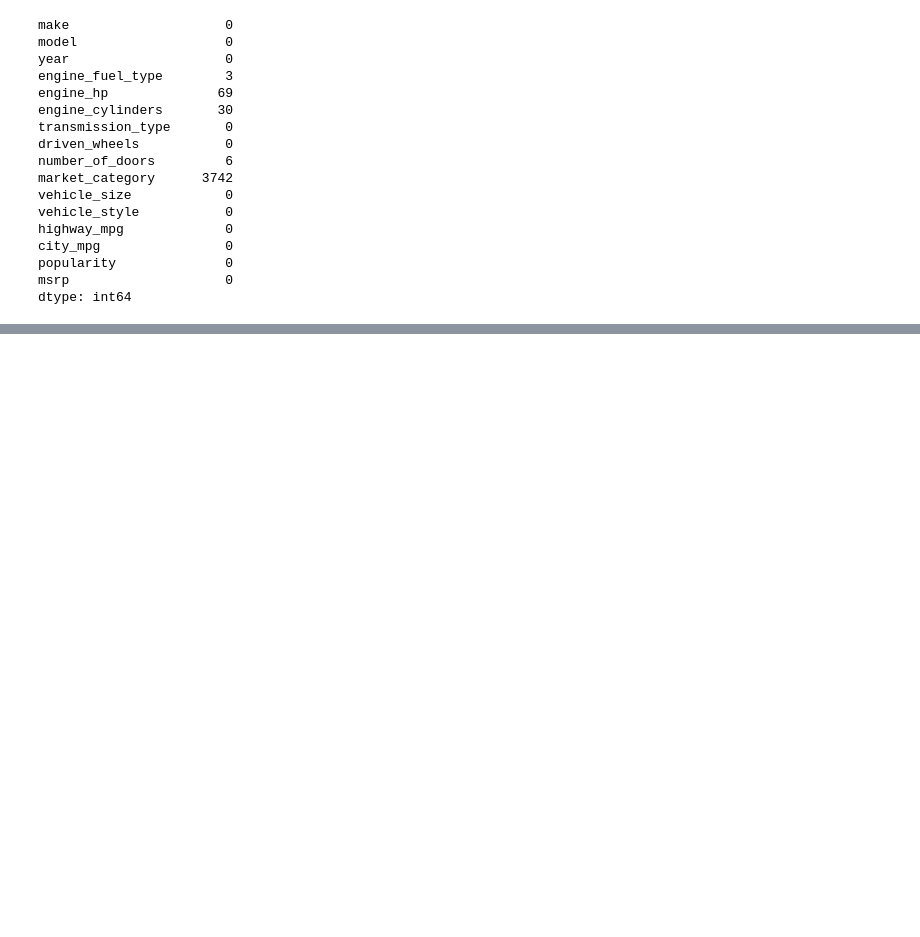
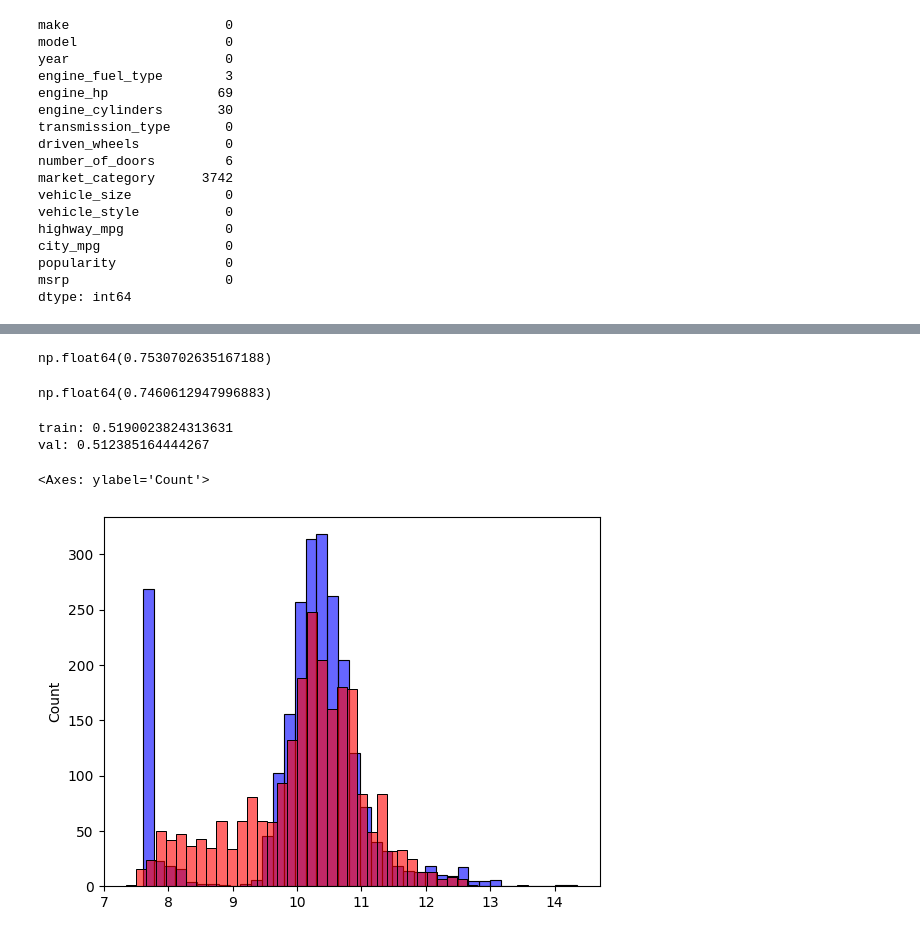
Before and after one commit to divinePizza/ML-Projects, a Jupyter notebook: 02-car_price_prediction/data_prep.ipynb, the cells around one changed output, grey strips where cells are left out. Drawn from its saved outputs; the diff is of its cells as text; code cells hidden in the pictures; blank space fills up the shorter version.

```diff
--- a/02-car_price_prediction/data_prep.ipynb
+++ b/02-car_price_prediction/data_prep.ipynb
@@ -113,0 +140,50 @@ del df_test['msrp']
+# %%
+# RMSE = sqrt([g(Xi)-yi)^2]/m)
+
+def rmse(y_a, y_p):
+    error = y_a - y_p
+    se = error ** 2
+    mse = se.mean()
+    return np.sqrt(mse)
+
+rmse(y_train, y_pred)
+# %% [output]
+np.float64(0.7530702635167188)
+# %%
+# RMSE for validation data set
+
+X_val = prepare_X(df_val)
+y_pred = w0 + X_val.dot(w)
+rmse(y_val, y_pred)
+# %% [output]
+np.float64(0.7460612947996883)
+# %%
+# Feature Engineering - Age is a very important factor that helps decide the price of a car, feature engineering helps with this
+
+def prepare_X(df):
+    df = df.copy()
+    features = base.copy()
+    df['age'] = 2017 - df.year
+    features = features + ['age']
+    X = df[features].fillna(0).values
+    return X
+# %%
+X_train = prepare_X(df_train)
+w0, w = train_linear_regression(X_train, y_train)
+y_pred = w0 + X_train.dot(w)
+rmse(y_train, y_pred)
+print('train:', rmse(y_train, y_pred))
+
+X_val = prepare_X(df_val)
+y_pred = w0 + X_val.dot(w)
+rmse(y_val, y_pred)
+print('val:', rmse(y_val, y_pred))
+# %% [output]
+train: 0.5190023824313631
+val: 0.512385164444267
+# %%
+sns.histplot(y_val, color='blue', alpha=0.6, bins=40)
+sns.histplot(y_pred, color='red', alpha=0.6, bins=40)
+# %% [output]
+<Axes: ylabel='Count'>
+[figure, added]
```
Also changed, not shown: parts of 6 cells of this notebook.
